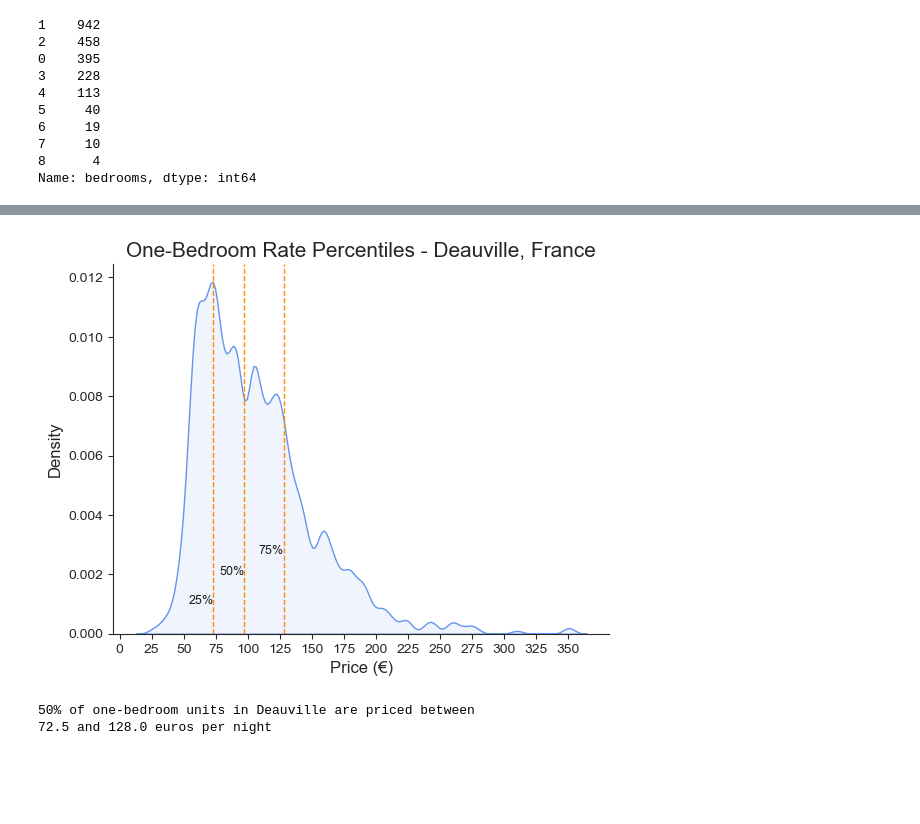
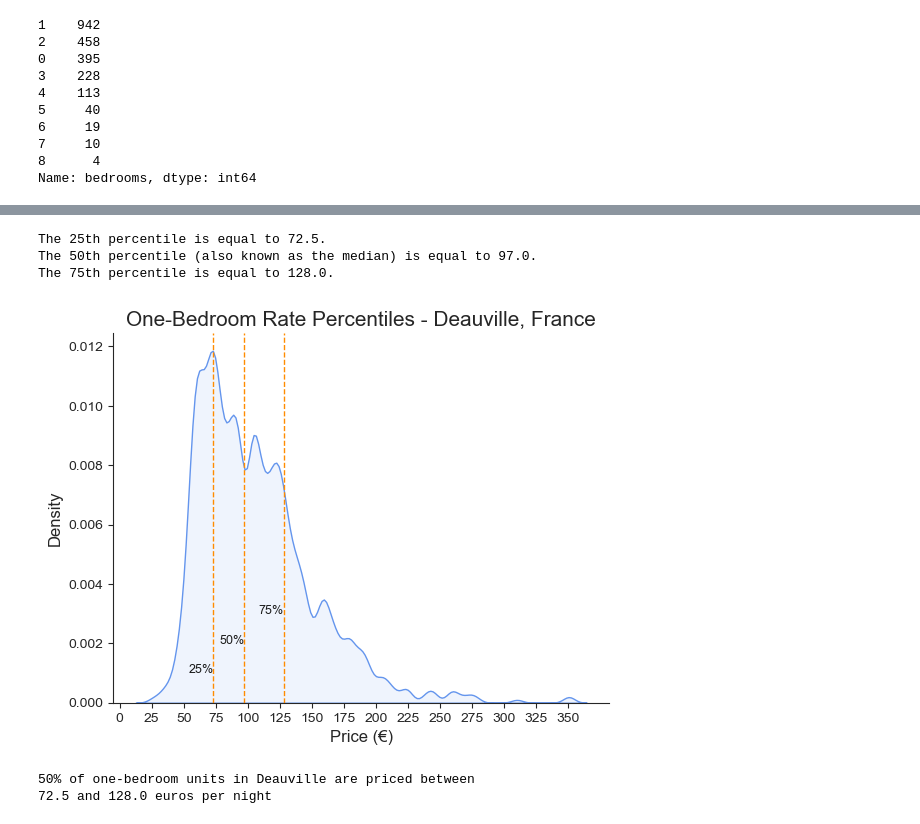
Before and after one commit to databooter/Airbnb_Scraper, a Jupyter notebook: EDA/One_Bedrooms_EDA_Deauville.ipynb, the cells around one changed output, grey strips where cells are left out. Cells and saved outputs as stored; diff of their text form; code cells hidden in the pictures; blank space fills up the shorter version.

```diff
--- a/EDA/One_Bedrooms_EDA_Deauville.ipynb
+++ b/EDA/One_Bedrooms_EDA_Deauville.ipynb
@@ -64,6 +74,14 @@ Name: bedrooms, dtype: int64
 # %%
-# box plot to get an intial view of one bedroom price range
+# boxplot to get an intial view of one bedroom price range
 sns.boxplot(data=listings[listings['bedrooms'] == 1], x='price')
+
+
+plt.xlabel('Price')
+plt.title('One Bedroom Units - Deauville, France')
+
+
 sns.set_style("white")
+sns.set_style("ticks")
+plt.savefig("One_Bedroom_Price_Boxplot.jpeg")
 plt.show()
 # %% [output]
@@ -75,0 +111,13 @@ one_br = one_br.drop([2197, 2201, 2206])
+# %%
+# boxplot to get an intial view of one bedroom price range
+sns.boxplot(data=one_br[one_br['bedrooms'] == 1], x='price')
+
+
+plt.xlabel('Price')
+plt.title('One Bedroom Units - Deauville, France')
+
+
+sns.set_style("white")
+sns.set_style("ticks")
+plt.savefig("One_Bedroom_Price_Boxplot_Cleaned.jpeg")
+plt.show()
@@ -76,39 +126,48 @@ one_br = one_br.drop([2197, 2201, 2206])
 # %%
 # finding one bedroom price quartiles
-one_br_median_price = one_br.price.median()
-one_br_75 = np.quantile(one_br.price, 0.75)
-one_br_25 = np.quantile(one_br.price, 0.25)
+one_br_25 = np.percentile(one_br.price, 25)
+one_br_50 = np.percentile(one_br.price, 50)
+one_br_75 = np.percentile(one_br.price, 75)
+# printing out values for the percentiles
+print(f"The 25th percentile is equal to {one_br_25}.")
+print(f"The 50th percentile (also known as the median) is equal to {one_br_50}.")
+print(f"The 75th percentile is equal to {one_br_75}.")
+# %% [output]
+The 25th percentile is equal to 72.5.
+The 50th percentile (also known as the median) is equal to 97.0.
+The 75th percentile is equal to 128.0.
 # %%
-# one bedroom kdeplot
+# creating a kdeplot with axis lines to represent percentiles
+
+# setting styles
 sns.reset_defaults()
-sns.set_style("white")
 sns.set_style("ticks")
 
-# plot
+# one bedroom kdeplot
 sns.kdeplot(data=one_br, x='price', color='cornflowerblue', fill=True, alpha=0.1, bw_method=0.1)
 
 # ax lines for percentiles
-plt.axvline(one_br_median_price, color ='darkorange', linestyle='dashed', linewidth='1')
+plt.axvline(one_br_50, color ='darkorange', linestyle='dashed', linewidth='1')
 plt.axvline(one_br_75, color ='darkorange', linestyle='dashed', linewidth='1')
 plt.axvline(one_br_25, color ='darkorange', linestyle='dashed', linewidth='1')
 
 # title, axis labels, x ticks
 plt.title('One-Bedroom Rate Percentiles - Deauville, France', fontsize=15)
 plt.xlabel('Price (€)', fontsize=12)
 plt.ylabel('Density', fontsize=12)
 plt.xticks([0, 25, 50, 75, 100, 125, 150, 175, 200, 225, 250, 275, 300, 325, 350])
 
 # text for ax line percentiles
 plt.annotate('25%', xy = (54, .001), color='k', fontsize=9)
 plt.annotate('50%', xy = (78, .002), color = 'k', fontsize=9)
-plt.annotate('75%', xy = (108, .0027), color = 'k', fontsize=9)
+plt.annotate('75%', xy = (108, .003), color = 'k', fontsize=9)
 
 # formatting, save jpeg, show
 sns.despine(top=True)
 plt.savefig("Nightly_Rate_Percentiles.jpg")
 plt.show()
 # %% [output]
-[figure, old version]
+[figure, new version]
 # %%
 # print statement of Interquartile range
 print(f'50% of one-bedroom units in Deauville are priced between \n{one_br_25} and {one_br_75} euros per night')
```
Also changed, not shown: parts of 13 cells of this notebook, 4 other files.
